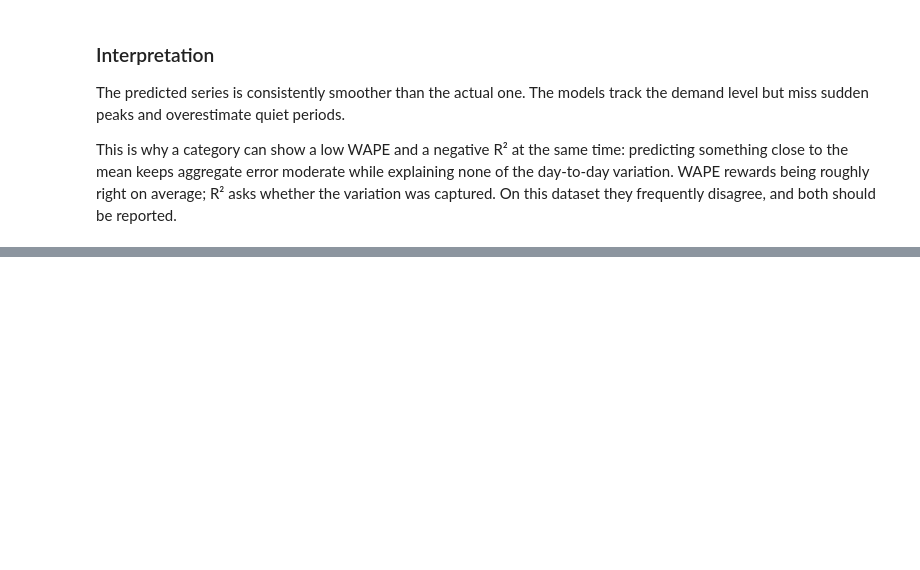
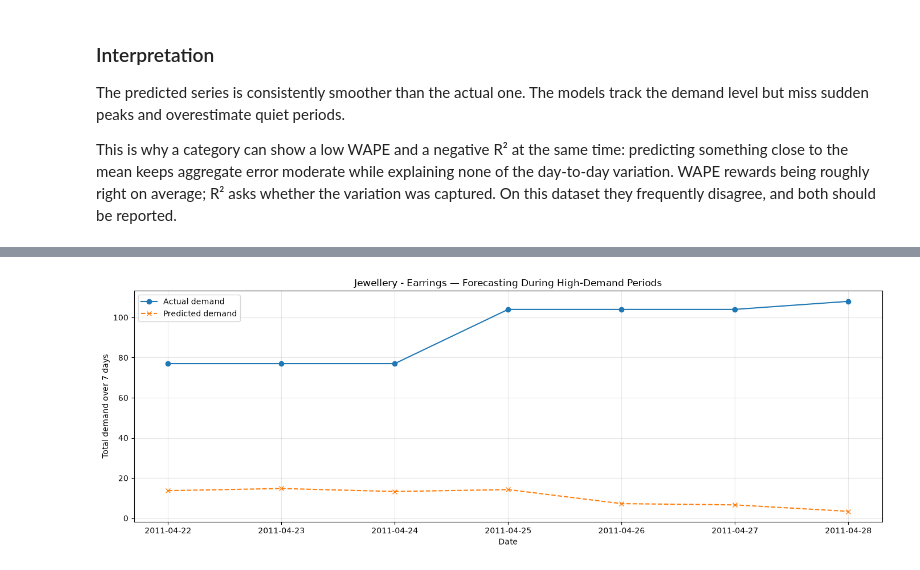
Before and after one commit to wll-hayat04/retail-demand-forecasting, a Jupyter notebook: notebooks/02_modeling.ipynb, the cells around one changed output, grey strips where cells are left out. Drawn from its saved outputs; the diff is of its cells as text; code cells hidden in the pictures; blank space fills up the shorter version.

```diff
--- a/notebooks/02_modeling.ipynb
+++ b/notebooks/02_modeling.ipynb
@@ -1058,0 +2265,41 @@ frequently disagree, and both should be reported.
+# %%
+
+# Visualize high-demand forecasting performance
+
+high_demand = error_df[
+    error_df["Demand_Regime"] == "High demand"
+].copy()
+
+high_demand = high_demand.sort_values("Date")
+
+plt.figure(figsize=(14, 5))
+
+plt.plot(
+    high_demand["Date"],
+    high_demand["Actual"],
+    marker="o",
+    label="Actual demand"
+)
+
+plt.plot(
+    high_demand["Date"],
+    high_demand["Predicted"],
+    marker="x",
+    linestyle="--",
+    label="Predicted demand"
+)
+
+plt.title(
+    f"{CATEGORY} — Forecasting During High-Demand Periods"
+)
+
+plt.xlabel("Date")
+plt.ylabel("Total demand over 7 days")
+
+plt.legend()
+plt.grid(alpha=0.3)
+
+plt.tight_layout()
+plt.show()
+# %% [output]
+[figure, added]
```
Also changed, not shown: parts of 104 cells of this notebook, 2 other files.
